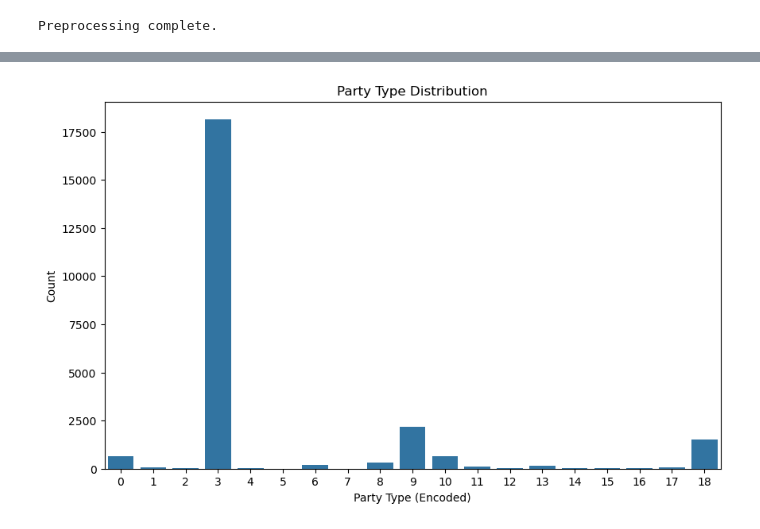
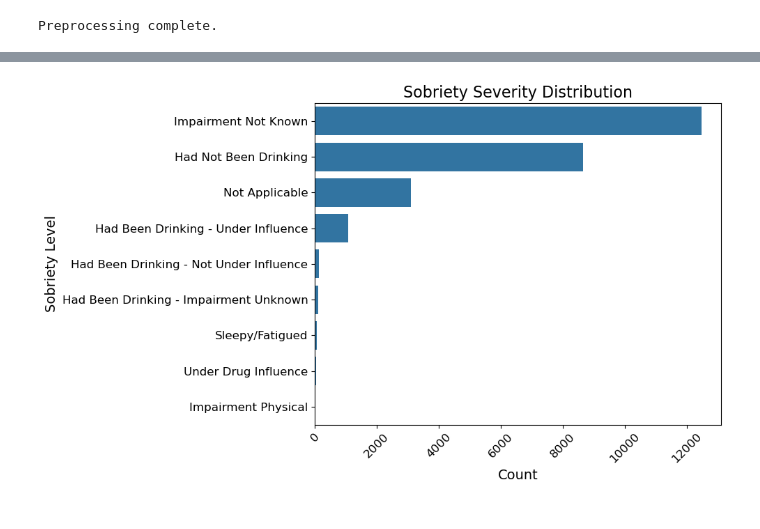
Before and after one commit to luanled/cmpe255-crash-injury-severity, a Jupyter notebook: notebooks/visualize_preprocessed_data.ipynb, the cells around one changed output, grey strips where cells are left out. Saved outputs shown, nothing was run; the diff lists cells and outputs as text; code cells hidden in the pictures.

```diff
--- a/notebooks/visualize_preprocessed_data.ipynb
+++ b/notebooks/visualize_preprocessed_data.ipynb
@@ -45,10 +35,22 @@ plt.show()
-# %%
-# Visualize Party Type Distribution from preprocessed vehicle data
-plt.figure(figsize=(10,6))
-sns.countplot(data=preprocessed_vehicle_data, x='PartyType_Code')
-plt.title("Party Type Distribution")
-plt.xlabel("Party Type (Encoded)")
-plt.ylabel("Count")
-plt.show()
-# %% [output]
-[figure, removed]
+# %%
+sobriety_reverse_mapping = {v: k for k, v in sobriety_mapping.items()}
+
+# Replace Sobriety_Code with their corresponding labels
+preprocessed_vehicle_data['Sobriety_Label'] = preprocessed_vehicle_data['Sobriety_Code'].map(sobriety_reverse_mapping)
+
+# Visualize Sobriety Severity Distribution with decoded labels
+plt.figure(figsize=(10, 6))  # Adjust figure size for better readability
+sns.countplot(
+    data=preprocessed_vehicle_data,
+    y='Sobriety_Label',
+    order=preprocessed_vehicle_data['Sobriety_Label'].value_counts().index  # Sort by count
+)
+plt.title("Sobriety Severity Distribution", fontsize=16)  # Larger font size for title
+plt.xlabel("Count", fontsize=14)  # Replace 'Encoded' with actual labels
+plt.ylabel("Sobriety Level", fontsize=14)
+plt.xticks(rotation=45, fontsize=12)  # Rotate x-axis labels for better readability
+plt.yticks(fontsize=12)  # Adjust font size for y-axis ticks
+plt.tight_layout()
+plt.show()
+# %% [output]
+[figure, added]
```
Also changed, not shown: parts of 9 cells of this notebook, 9 other files.
